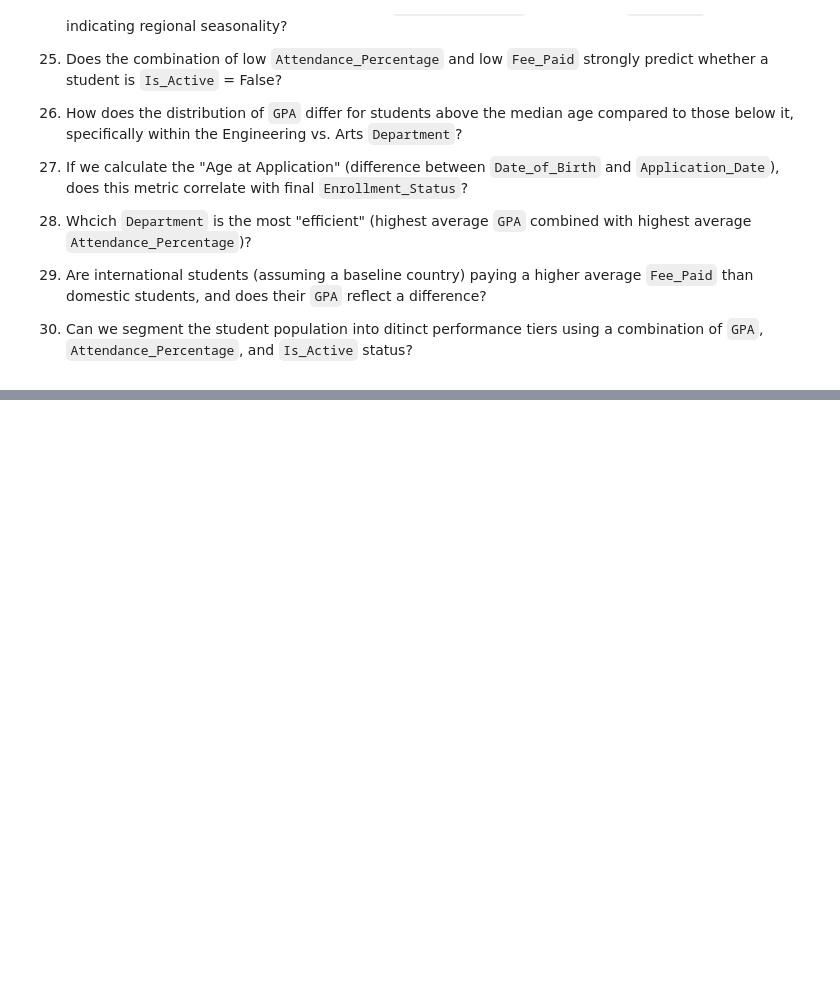
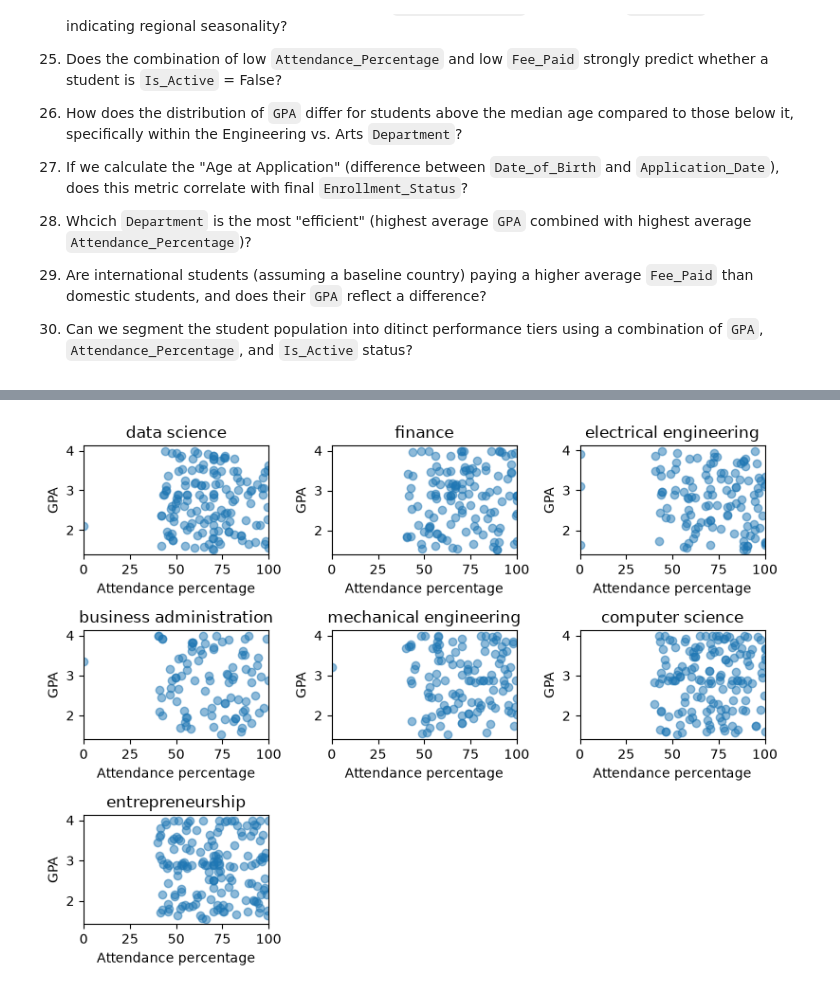
Before and after one commit to sohail-ansari0023/Becoming-A-Data-Analyst, a Jupyter notebook: Exploratory_Data_Analysis/Analytical_Notebooks/EDA_on_university_dataset.ipynb, the cells around one changed output, grey strips where cells are left out. Saved outputs shown, nothing was run; the diff lists cells and outputs as text; code cells hidden in the pictures; blank space fills up the shorter version.

```diff
--- a/Exploratory_Data_Analysis/Analytical_Notebooks/EDA_on_university_dataset.ipynb
+++ b/Exploratory_Data_Analysis/Analytical_Notebooks/EDA_on_university_dataset.ipynb
@@ -662,0 +868,34 @@ We can varify that by plotting multiple histgoram or box plot for each departmen
+# %%
+# let's Create a 3x3 grid (9 slots of axes total)
+fig, ax = plt.subplots(nrows=3, ncols=3, figsize=(8, 6))
+
+# Flatten the 3x3 matrix into a simple list of 9 axes so we can loop through it easily.
+ax = ax.flatten()
+
+departments = uni_df['DEPARTMENT'].unique()
+
+# 1. Loop through the 7 departments and plot them
+for i, dept in enumerate(departments):
+    # Filter data for just this department
+    dept_data = uni_df[uni_df['DEPARTMENT']==dept]
+
+    # plot on the specific axis
+    ax[i].scatter(
+        dept_data['ATTENDANCE_PERCENTAGE'],
+        dept_data['GPA'],
+        alpha=0.5
+    )
+
+    ax[i].set_title(dept)
+    ax[i].set_xlabel('Attendance percentage')
+    ax[i].set_ylabel('GPA')
+    ax[i].set_xlim(0, 100)
+
+# 2. Delete the remaining empty boxes (indices 7 and 8)
+for i in range(len(departments), len(ax)):
+    fig.delaxes(ax[i])
+
+plt.tight_layout()
+plt.show()
+# %% [output]
+[figure, added]
```
Also changed, not shown: parts of 19 cells of this notebook, 1 other file.
